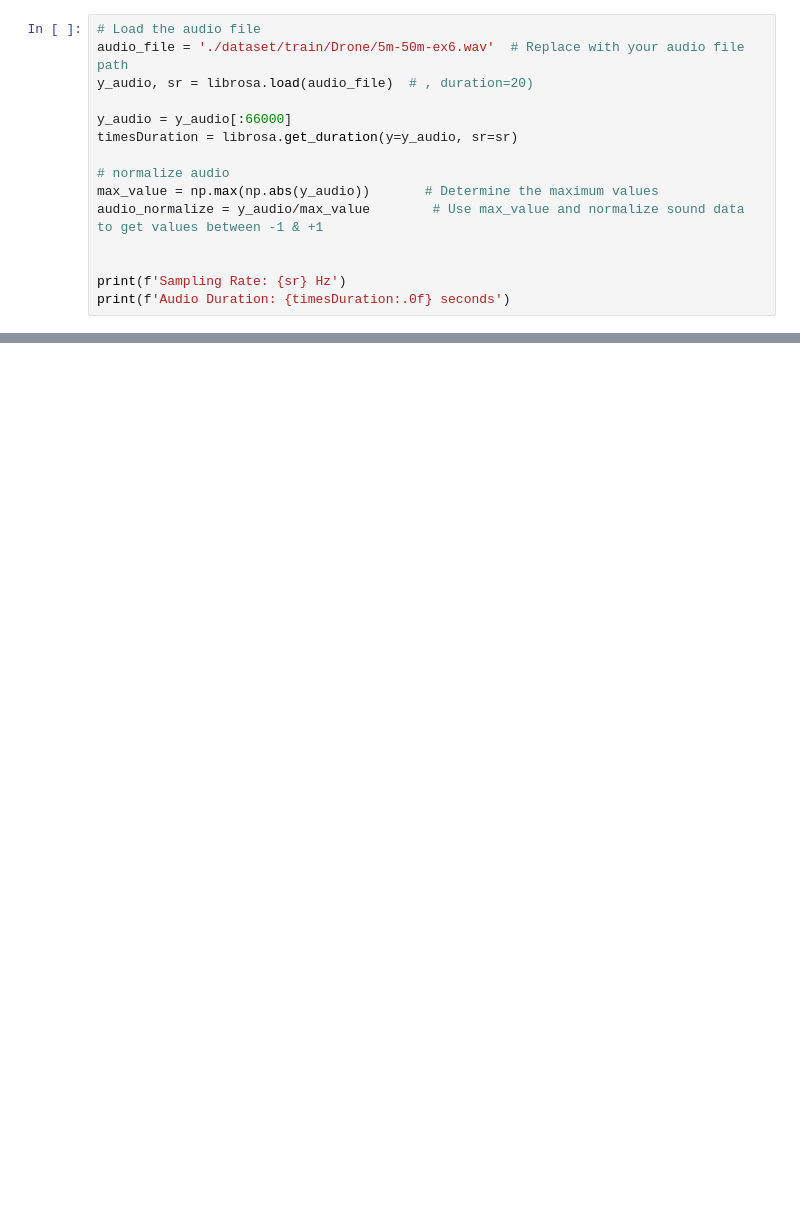
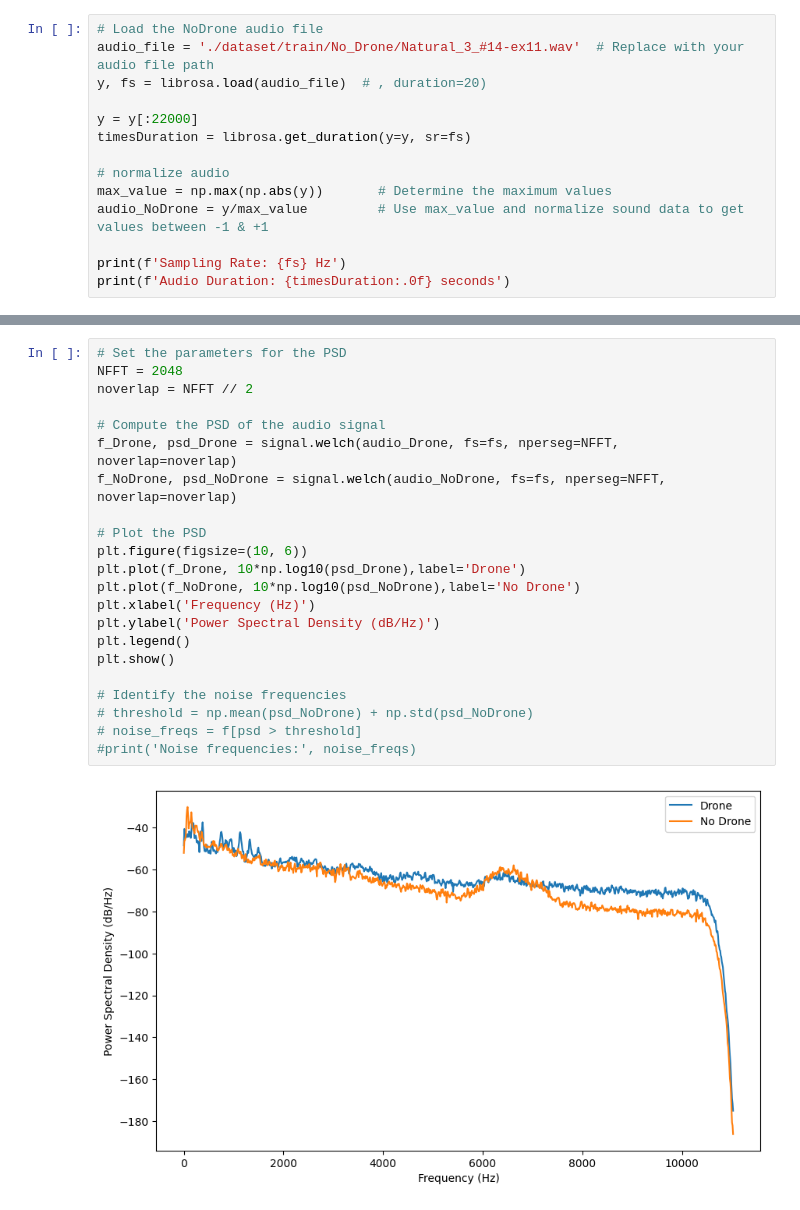
Before and after one commit to PanyaHantula/AcousticDroneDetection, a Jupyter notebook: AudioAnalysis.ipynb, the cells around one changed output, grey strips where cells are left out. Drawn from its saved outputs; the diff is of its cells as text; blank space fills up the shorter version.

```diff
--- a/AudioAnalysis.ipynb
+++ b/AudioAnalysis.ipynb
@@ -6,17 +34,16 @@ import numpy as np
 # %%
-# Load the audio file
-audio_file = './dataset/train/Drone/5m-50m-ex6.wav'  # Replace with your audio file path
-y_audio, sr = librosa.load(audio_file)  # , duration=20)
+# Load the NoDrone audio file
+audio_file = './dataset/train/No_Drone/Natural_3_#14-ex11.wav'  # Replace with your audio file path
+y, fs = librosa.load(audio_file)  # , duration=20)
 
-y_audio = y_audio[:66000]
-timesDuration = librosa.get_duration(y=y_audio, sr=sr)
+y = y[:22000]
+timesDuration = librosa.get_duration(y=y, sr=fs)
 
 # normalize audio
-max_value = np.max(np.abs(y_audio))       # Determine the maximum values
-audio_normalize = y_audio/max_value        # Use max_value and normalize sound data to get values between -1 & +1
+max_value = np.max(np.abs(y))       # Determine the maximum values
+audio_NoDrone = y/max_value         # Use max_value and normalize sound data to get values between -1 & +1
 
-
-print(f'Sampling Rate: {sr} Hz')
+print(f'Sampling Rate: {fs} Hz')
 print(f'Audio Duration: {timesDuration:.0f} seconds')
 # %% [output]
 Sampling Rate: 22050 Hz
@@ -30,0 +54,24 @@ Configure the STFT
+# %%
+# Set the parameters for the PSD
+NFFT = 2048
+noverlap = NFFT // 2
+
+# Compute the PSD of the audio signal
+f_Drone, psd_Drone = signal.welch(audio_Drone, fs=fs, nperseg=NFFT, noverlap=noverlap)
+f_NoDrone, psd_NoDrone = signal.welch(audio_NoDrone, fs=fs, nperseg=NFFT, noverlap=noverlap)
+
+# Plot the PSD
+plt.figure(figsize=(10, 6))
+plt.plot(f_Drone, 10*np.log10(psd_Drone),label='Drone')
+plt.plot(f_NoDrone, 10*np.log10(psd_NoDrone),label='No Drone')
+plt.xlabel('Frequency (Hz)')
+plt.ylabel('Power Spectral Density (dB/Hz)')
+plt.legend()
+plt.show()
+
+# Identify the noise frequencies
+# threshold = np.mean(psd_NoDrone) + np.std(psd_NoDrone)
+# noise_freqs = f[psd > threshold]
+#print('Noise frequencies:', noise_freqs)
+# %% [output]
+[figure, added]
```
Also changed, not shown: parts of 29 cells of this notebook, 4 other files.
